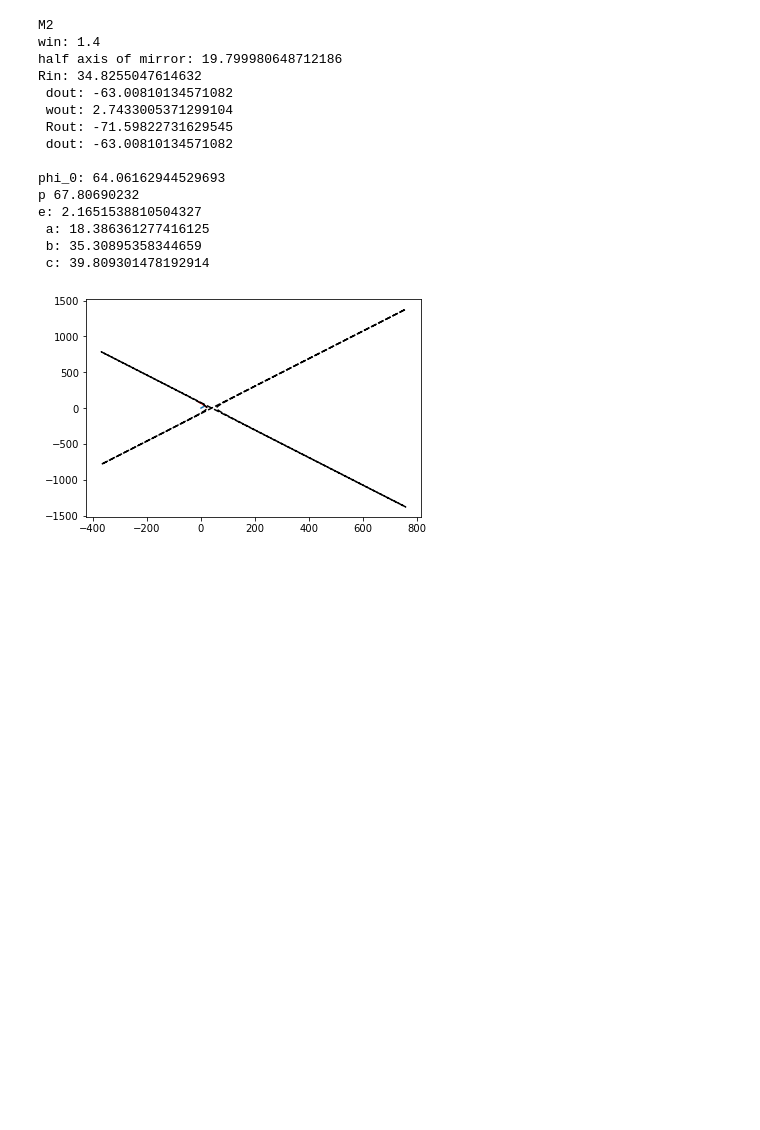
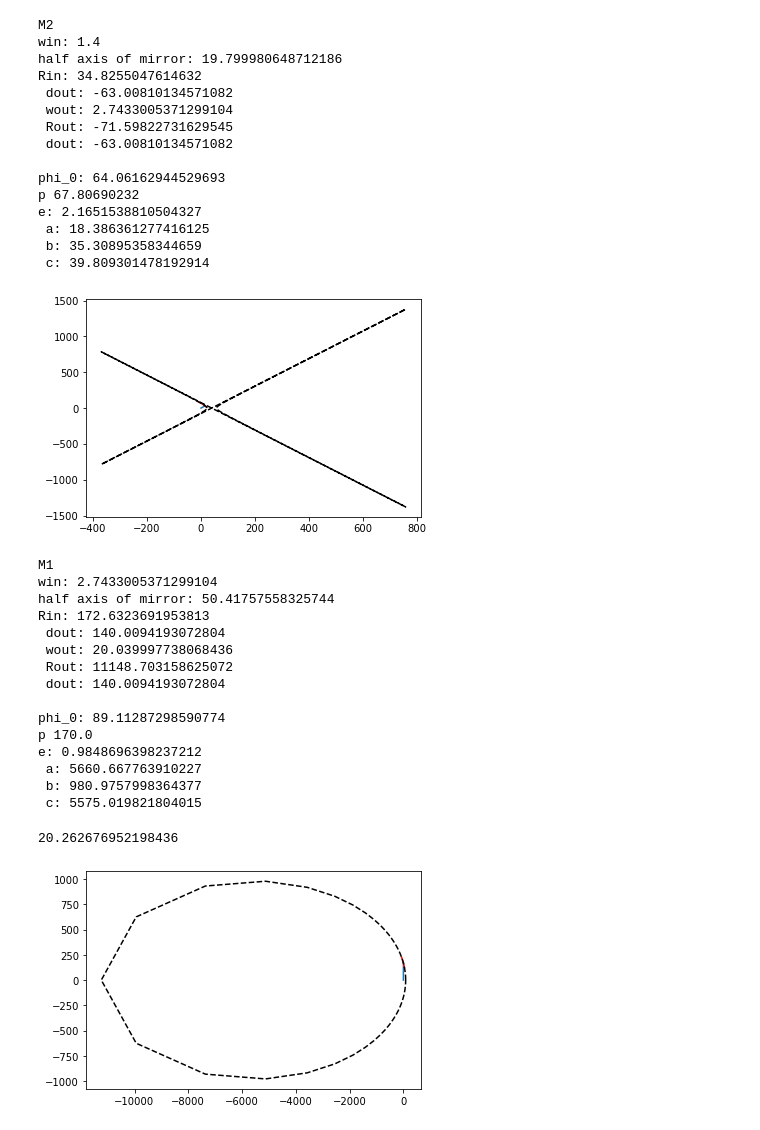
Before and after one commit to XiaodongRencologne/GaussianOptics, a Jupyter notebook: Conic_Mirror.ipynb, the cells around one changed output. Cells and saved outputs as stored; diff of their text form; code cells hidden in the pictures; blank space fills up the shorter version.

Commit message:
Guassian optics transform

```diff
--- a/Conic_Mirror.ipynb
+++ b/Conic_Mirror.ipynb
@@ -234,10 +233,28 @@ M1=np.array([['lambda',Lambda,''],
 np.savetxt('M1.txt',M1,delimiter=",",fmt='%s')
 # %%
 print('M1');
-f1,Rin1,din1,Rout1,dout1,w_out1,angle1,Theta_beam,Lambda=Quasi_Optics('M1.txt',size,'f2')
+f1,Rin1,din1,Rout1,dout1,w_out1,angle1,Theta_beam,Lambda=Quasi_Optics('M1.txt',size,'f1')
 beta1,alpha1,e1,a1,b1,c1=Ellips(f1,Rin1,Rout1,angle1,Theta_beam,Size=size)
 center_projector(beta1,alpha1,e1,a1,c1)
 Theta_beam*Rin1
+# %% [output]
+M1
+win: 2.7433005371299104
+half axis of mirror: 50.41757558325744
+Rin: 172.6323691953813
+ dout: 140.0094193072804
+ wout: 20.039997738068436
+ Rout: 11148.703158625072
+ dout: 140.0094193072804
+
+phi_0: 89.11287298590774
+p 170.0
+e: 0.9848696398237212
+ a: 5660.667763910227
+ b: 980.9757998364377
+ c: 5575.019821804015
+20.262676952198436
+[figure, added]
 # %%
 '''
 produce coordinate frame of concave case;
```
Also changed, not shown: parts of 2 cells of this notebook, 1 other file.
